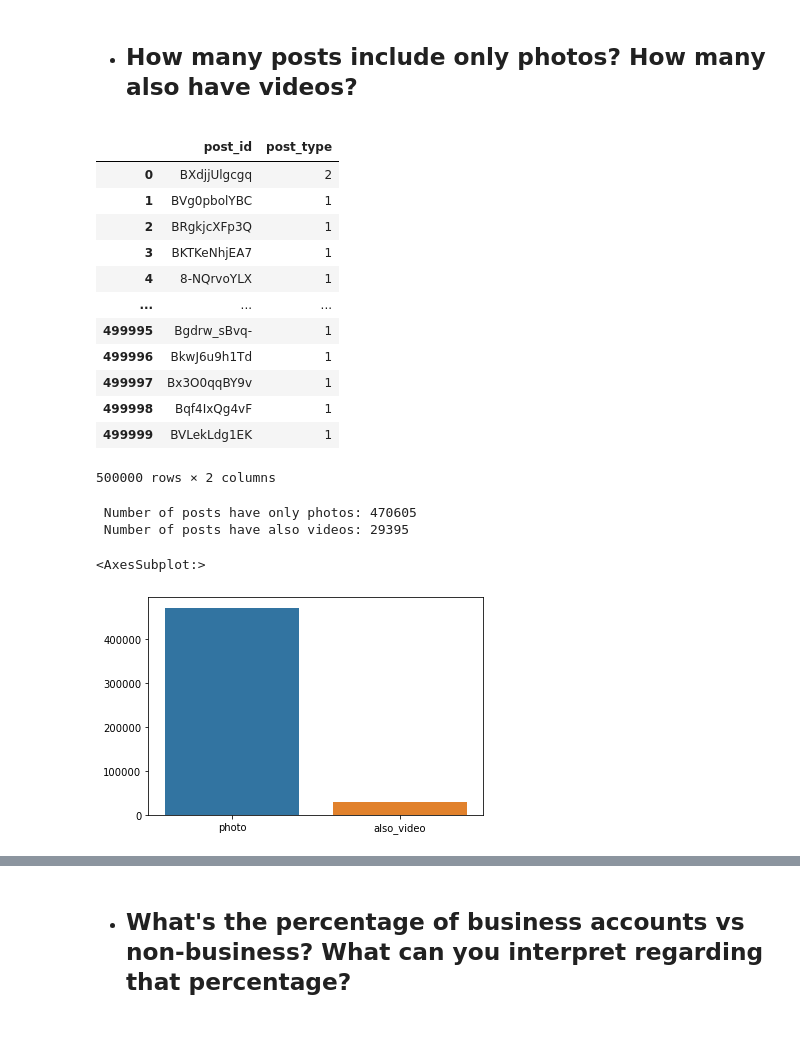
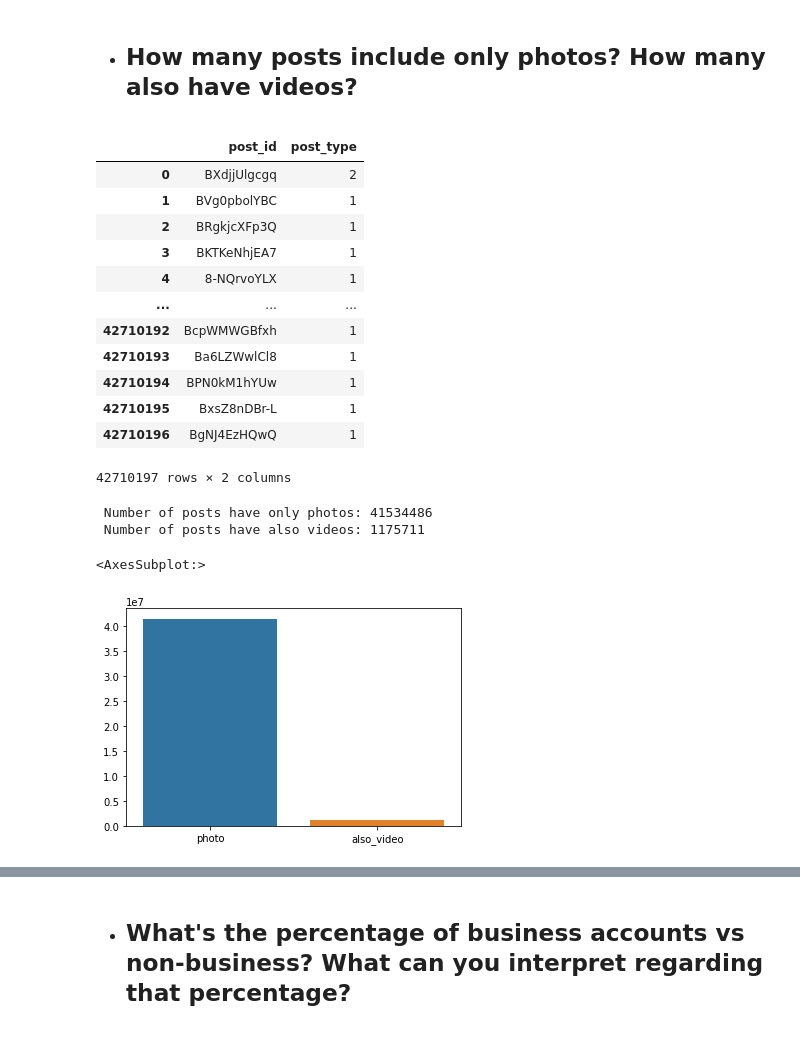
Before and after one commit to jonasbarth/adm-2022-hw-2, a Jupyter notebook: RQ2.ipynb, the cells around one changed output, grey strips where cells are left out. Drawn from its saved outputs; the diff is of its cells as text; code cells hidden in the pictures.

```diff
--- a/RQ2.ipynb
+++ b/RQ2.ipynb
@@ -66,5 +95,5 @@ plt.barh(mydata.profile_name.head(25)[::-1], mydata.n_posts.head(25)[::-1], heig
 # %% [markdown]
 \- We take only the two coloumns (post_id, numbr_likes) of interest to us from our DataFrame 'instagram_posts.csv'
 # %%
-likes = pd.read_csv('instagram_posts.csv', sep='\t', usecols=['post_id', 'numbr_likes'])
+post_data = dt.fread('instagram_posts.csv', sep='\t', columns={"post_id", "numbr_likes", "number_comments", "location_id", "post_type"}).to_pandas()
 # %%
@@ -167,8 +225,8 @@ unlocated
 # %% [markdown]
 - ## How many posts include only photos? How many also have videos?
 # %%
-df4 = pd.read_csv('instagram_posts.csv', usecols=['post_id', 'post_type'], sep='\t', nrows=500000)
-df4
+types = post_data[['post_id', 'post_type']]
+types
 # %% [output]
 |  | post_id | post_type |
 | 0 | BXdjjUlgcgq | 2 |
@@ -177,20 +235,20 @@ df4
 | 3 | BKTKeNhjEA7 | 1 |
 | 4 | 8-NQrvoYLX | 1 |
 | ... | ... | ... |
-| 499995 | Bgdrw_sBvq- | 1 |
-| 499996 | BkwJ6u9h1Td | 1 |
-| 499997 | Bx3O0qqBY9v | 1 |
-| 499998 | Bqf4IxQg4vF | 1 |
-| 499999 | BVLekLdg1EK | 1 |
+| 42710192 | BcpWMWGBfxh | 1 |
+| 42710193 | Ba6LZWwlCl8 | 1 |
+| 42710194 | BPN0kM1hYUw | 1 |
+| 42710195 | BxsZ8nDBr-L | 1 |
+| 42710196 | BgNJ4EzHQwQ | 1 |
-500000 rows × 2 columns
+42710197 rows × 2 columns
 # %%
-print(f" Number of posts have only photos: {(df4['post_type'] == 1.0).sum()}")
-print(f" Number of posts have also videos: {(df4['post_type'] > 1.0).sum()}")
+print(f" Number of posts have only photos: {(types['post_type'] == 1.0).sum()}")
+print(f" Number of posts have also videos: {(types['post_type'] > 1.0).sum()}")
 # %% [output]
- Number of posts have only photos: 470605
- Number of posts have also videos: 29395
+ Number of posts have only photos: 41534486
+ Number of posts have also videos: 1175711
 # %%
-sns.barplot(x=['photo', 'also_video'], y=[(df4['post_type'] == 1.0).sum(), (df4['post_type'] > 1.0).sum()])
+sns.barplot(x=['photo', 'also_video'],y=[(types['post_type'] == 1.0).sum(),(types['post_type'] > 1.0).sum()])
 # %% [output]
 <AxesSubplot:>
-[figure, old version]
+[figure, new version]
```
Also changed, not shown: parts of 33 cells of this notebook.
